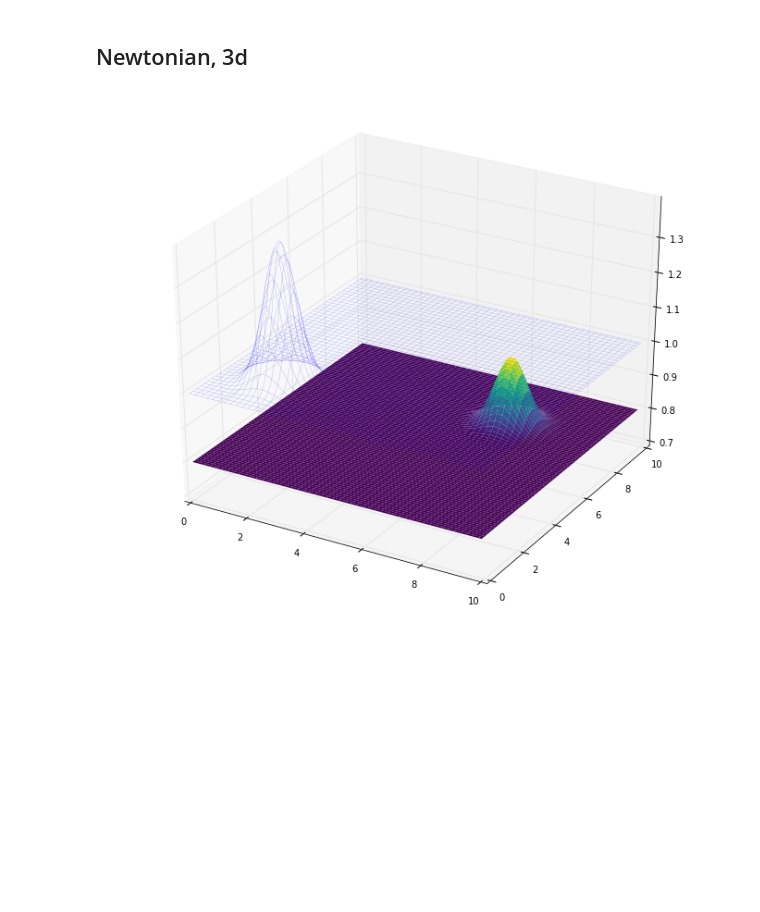
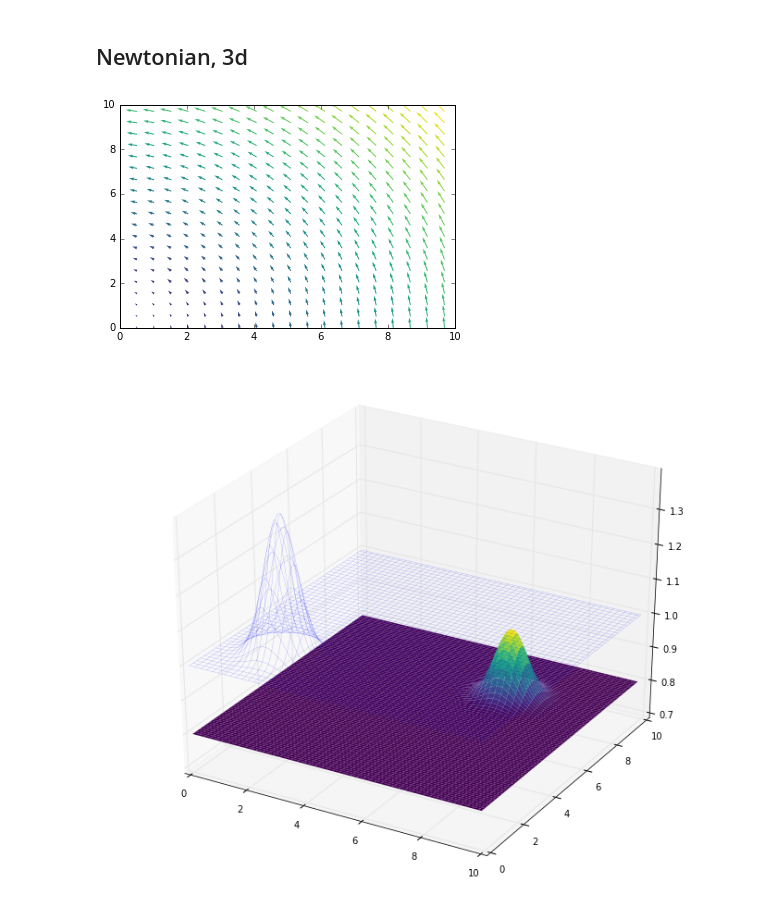
Before and after one commit to harpolea/swerve, a Jupyter notebook: Shallow_Water_Equations.ipynb, the cells around one changed output. Drawn from its saved outputs; the diff is of its cells as text; code cells hidden in the pictures; blank space fills up the shorter version.

```diff
--- a/Shallow_Water_Equations.ipynb
+++ b/Shallow_Water_Equations.ipynb
@@ -394,3 +412,13 @@ U.initial_data(h0=h0)
+# %%
+# print initial velocity field
+X, Y = np.meshgrid(U.x,U.y)
+magv = np.sqrt(U.U[1,0,1:-1:5,1:-1:5,0]**2 + U.U[2,0,1:-1:5,1:-1:5,0]**2) / U.U[0,0,1:-1:5,1:-1:5,0]
+#print(magv)
+plot = plt.figure()
+plt.quiver(X[::5,::5], Y[::5,::5], U.U[1,0,1:-1:5,1:-1:5,0], U.U[2,0,1:-1:5,1:-1:5,0], magv, cmap=cm.viridis)
+plt.show()
+# %% [output]
+[figure, added]
 # %%
 X, Y = np.meshgrid(U.x,U.y)
 
```
Also changed, not shown: parts of 12 cells of this notebook.
